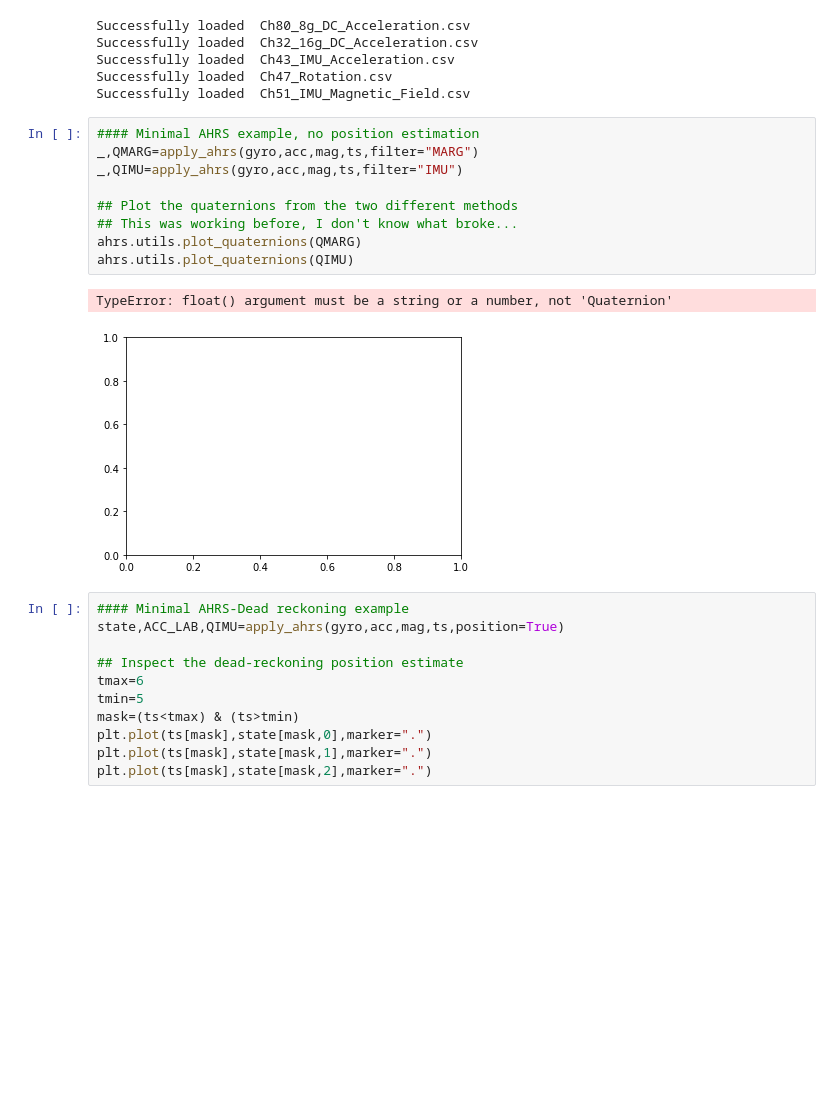
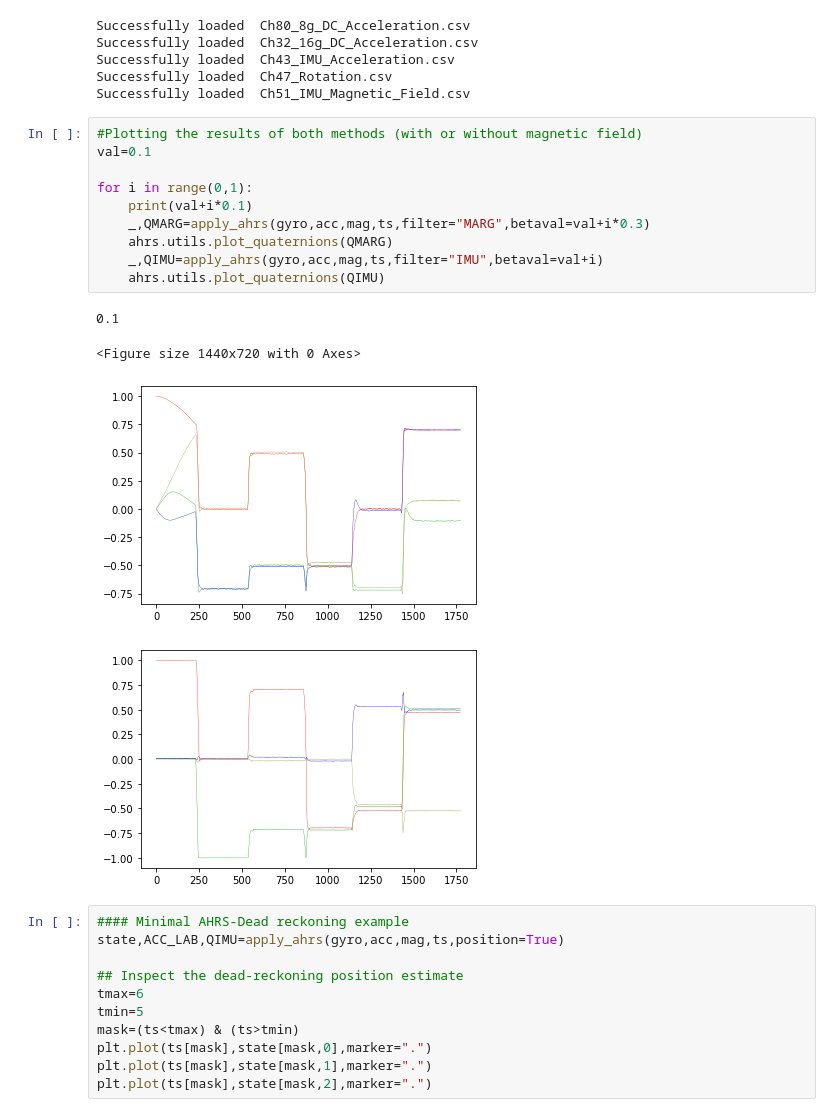
Before and after one commit to matterwaves/SensorAnalysis, a Jupyter notebook: ahrs-example.ipynb, the cells around one changed output. Cells and saved outputs as stored; diff of their text form; blank space fills up the shorter version.

```diff
--- a/ahrs-example.ipynb
+++ b/ahrs-example.ipynb
@@ -57,18 +57,21 @@ Successfully loaded  Ch32_16g_DC_Acceleration.csv
 Successfully loaded  Ch43_IMU_Acceleration.csv
 Successfully loaded  Ch47_Rotation.csv
 Successfully loaded  Ch51_IMU_Magnetic_Field.csv
-# %%
-#### Minimal AHRS example, no position estimation
-_,QMARG=apply_ahrs(gyro,acc,mag,ts,filter="MARG")
-_,QIMU=apply_ahrs(gyro,acc,mag,ts,filter="IMU")
-
-## Plot the quaternions from the two different methods
-## This was working before, I don't know what broke...
-ahrs.utils.plot_quaternions(QMARG)
-ahrs.utils.plot_quaternions(QIMU)
-# %% [output]
-TypeError: float() argument must be a string or a number, not 'Quaternion'
-[figure, removed]
+# %%
+#Plotting the results of both methods (with or without magnetic field)
+val=0.1
+
+for i in range(0,1):
+    print(val+i*0.1)
+    _,QMARG=apply_ahrs(gyro,acc,mag,ts,filter="MARG",betaval=val+i*0.3)
+    ahrs.utils.plot_quaternions(QMARG)
+    _,QIMU=apply_ahrs(gyro,acc,mag,ts,filter="IMU",betaval=val+i)
+    ahrs.utils.plot_quaternions(QIMU)
+# %% [output]
+0.1
+<Figure size 1440x720 with 0 Axes>
+[figure, added]
+[figure, added]
 # %%
 #### Minimal AHRS-Dead reckoning example
 state,ACC_LAB,QIMU=apply_ahrs(gyro,acc,mag,ts,position=True)
```
Also changed, not shown: parts of 1 cell of this notebook, 2 other files.
